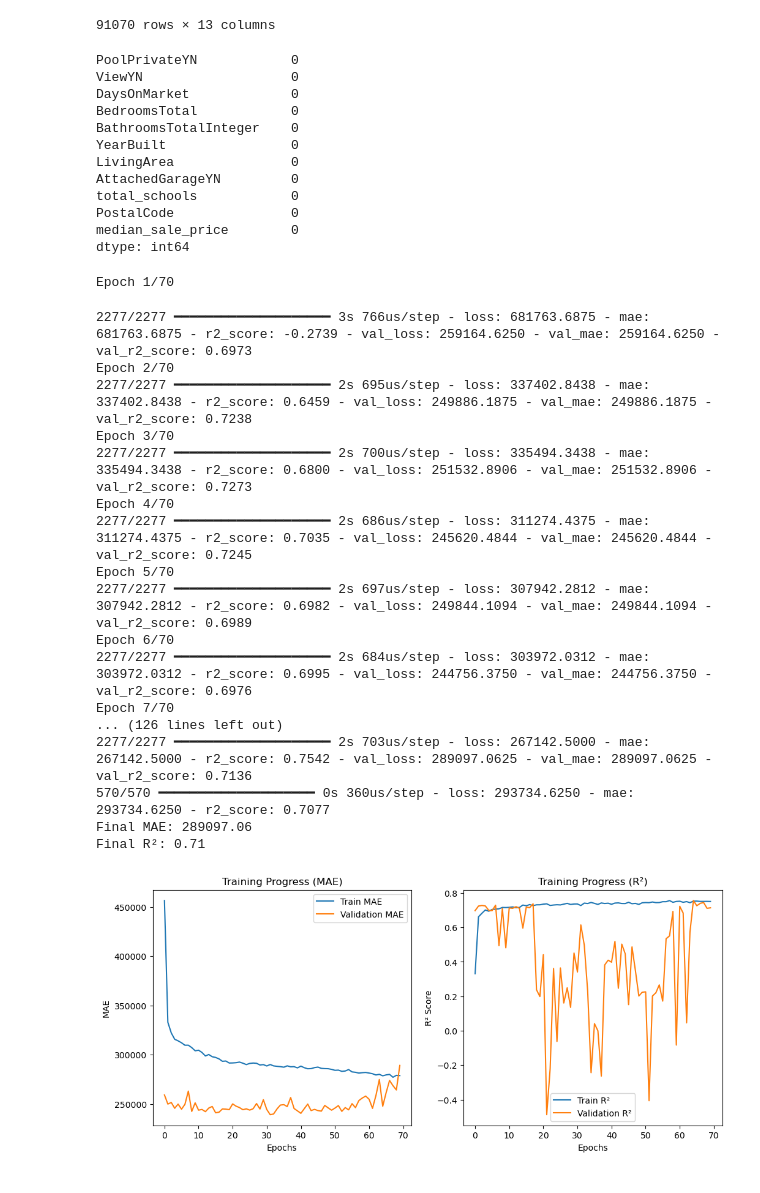
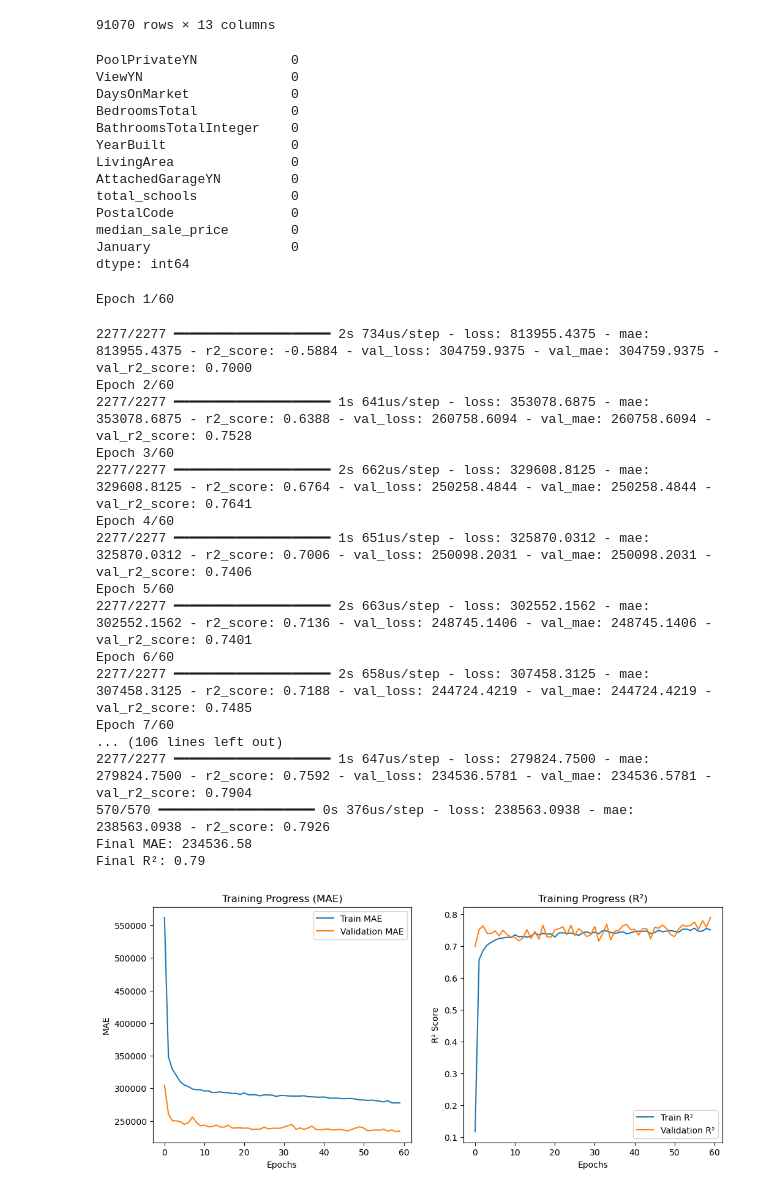
Before and after one commit to bbousquette1/IDX-Exchange-DS16-Winter2025, a Jupyter notebook: Claire_ML.ipynb, the cells around one changed output. Cells and saved outputs as stored; diff of their text form; code cells hidden in the pictures.

Commit message:
small tweaks to neural network model

```diff
--- a/Claire_ML.ipynb
+++ b/Claire_ML.ipynb
@@ -76,7 +76,8 @@ def fill_missing(df):
         output[col] = mean_impute_TF(output[col])
 
     # fill in missing values for monthly zestimates with median
-    output['median_sale_price'] = median_impute(output['median_sale_price'])
+    for col in ['January', 'median_sale_price']:
+        output[col] = median_impute(output[col])
 
     output = output.dropna(subset=['ClosePrice']) # drop where ClosePrice is missing
 
@@ -128,7 +129,7 @@ from tensorflow.keras.regularizers import l2
 features = [
     "PoolPrivateYN", "ViewYN", "DaysOnMarket", "BedroomsTotal",
     "BathroomsTotalInteger", "YearBuilt", "LivingArea",
-    "AttachedGarageYN", "total_schools", 'PostalCode','median_sale_price'
+    "AttachedGarageYN", "total_schools", 'PostalCode','median_sale_price', 'January'
 ]
 
 
@@ -169,6 +170,7 @@ AttachedGarageYN         0
 total_schools            0
 PostalCode               0
 median_sale_price        0
+January                  0
 dtype: int64
 # %%
 scaler = StandardScaler()
@@ -187,8 +189,6 @@ model = Sequential([
     BatchNormalization(),
     Dense(32, activation='relu'),
     Dropout(0.2),
-    Dense(64, activation='relu'),
-    Dropout(0.3),
     Dense(32, activation='relu'),
     Dense(16, activation='relu'),
     Dense(16, activation='relu'),
@@ -200,50 +200,50 @@ optimizer = Adam(learning_rate=0.001)
 model.compile(optimizer=optimizer, loss='mae', metrics=['mae', r2_score])
 
 # Train model
-history = model.fit(X_train, y_train, validation_data=(X_test, y_test), epochs=70, batch_size=32, verbose=1)
+history = model.fit(X_train, y_train, validation_data=(X_test, y_test), epochs=60, batch_size=32, verbose=1)
 
 # Evaluate
 loss, mae, r2 = model.evaluate(X_test, y_test)
 print(f"Final MAE: {mae:.2f}")
 print(f"Final R²: {r2:.2f}")
 
 # Plot MAE & R²
 plt.figure(figsize=(12, 5))
 
 plt.subplot(1, 2, 1)
 plt.plot(history.history['mae'], label='Train MAE')
 plt.plot(history.history['val_mae'], label='Validation MAE')
 plt.xlabel('Epochs')
 plt.ylabel('MAE')
 plt.legend()
 plt.title('Training Progress (MAE)')
 
 plt.subplot(1, 2, 2)
 plt.plot(history.history['r2_score'], label='Train R²')
 plt.plot(history.history['val_r2_score'], label='Validation R²')
 plt.xlabel('Epochs')
 plt.ylabel('R² Score')
 plt.legend()
 plt.title('Training Progress (R²)')
 
 plt.show()
 # %% [output]
-Epoch 1/70
+Epoch 1/60
-2277/2277 ━━━━━━━━━━━━━━━━━━━━ 3s 766us/step - loss: 681763.6875 - mae: 681763.6875 - r2_score: -0.2739 - val_loss: 259164.6250 - val_mae: 259164.6250 - val_r2_score: 0.6973
-Epoch 2/70
-2277/2277 ━━━━━━━━━━━━━━━━━━━━ 2s 695us/step - loss: 337402.8438 - mae: 337402.8438 - r2_score: 0.6459 - val_loss: 249886.1875 - val_mae: 249886.1875 - val_r2_score: 0.7238
-Epoch 3/70
-2277/2277 ━━━━━━━━━━━━━━━━━━━━ 2s 700us/step - loss: 335494.3438 - mae: 335494.3438 - r2_score: 0.6800 - val_loss: 251532.8906 - val_mae: 251532.8906 - val_r2_score: 0.7273
-Epoch 4/70
-2277/2277 ━━━━━━━━━━━━━━━━━━━━ 2s 686us/step - loss: 311274.4375 - mae: 311274.4375 - r2_score: 0.7035 - val_loss: 245620.4844 - val_mae: 245620.4844 - val_r2_score: 0.7245
-Epoch 5/70
-2277/2277 ━━━━━━━━━━━━━━━━━━━━ 2s 697us/step - loss: 307942.2812 - mae: 307942.2812 - r2_score: 0.6982 - val_loss: 249844.1094 - val_mae: 249844.1094 - val_r2_score: 0.6989
-Epoch 6/70
-2277/2277 ━━━━━━━━━━━━━━━━━━━━ 2s 684us/step - loss: 303972.0312 - mae: 303972.0312 - r2_score: 0.6995 - val_loss: 244756.3750 - val_mae: 244756.3750 - val_r2_score: 0.6976
-Epoch 7/70
-... (126 lines left out)
-2277/2277 ━━━━━━━━━━━━━━━━━━━━ 2s 703us/step - loss: 267142.5000 - mae: 267142.5000 - r2_score: 0.7542 - val_loss: 289097.0625 - val_mae: 289097.0625 - val_r2_score: 0.7136
-570/570 ━━━━━━━━━━━━━━━━━━━━ 0s 360us/step - loss: 293734.6250 - mae: 293734.6250 - r2_score: 0.7077
-Final MAE: 289097.06
-Final R²: 0.71
+2277/2277 ━━━━━━━━━━━━━━━━━━━━ 2s 734us/step - loss: 813955.4375 - mae: 813955.4375 - r2_score: -0.5884 - val_loss: 304759.9375 - val_mae: 304759.9375 - val_r2_score: 0.7000
+Epoch 2/60
+2277/2277 ━━━━━━━━━━━━━━━━━━━━ 1s 641us/step - loss: 353078.6875 - mae: 353078.6875 - r2_score: 0.6388 - val_loss: 260758.6094 - val_mae: 260758.6094 - val_r2_score: 0.7528
+Epoch 3/60
+2277/2277 ━━━━━━━━━━━━━━━━━━━━ 2s 662us/step - loss: 329608.8125 - mae: 329608.8125 - r2_score: 0.6764 - val_loss: 250258.4844 - val_mae: 250258.4844 - val_r2_score: 0.7641
+Epoch 4/60
+2277/2277 ━━━━━━━━━━━━━━━━━━━━ 1s 651us/step - loss: 325870.0312 - mae: 325870.0312 - r2_score: 0.7006 - val_loss: 250098.2031 - val_mae: 250098.2031 - val_r2_score: 0.7406
+Epoch 5/60
+2277/2277 ━━━━━━━━━━━━━━━━━━━━ 2s 663us/step - loss: 302552.1562 - mae: 302552.1562 - r2_score: 0.7136 - val_loss: 248745.1406 - val_mae: 248745.1406 - val_r2_score: 0.7401
+Epoch 6/60
+2277/2277 ━━━━━━━━━━━━━━━━━━━━ 2s 658us/step - loss: 307458.3125 - mae: 307458.3125 - r2_score: 0.7188 - val_loss: 244724.4219 - val_mae: 244724.4219 - val_r2_score: 0.7485
+Epoch 7/60
+... (106 lines left out)
+2277/2277 ━━━━━━━━━━━━━━━━━━━━ 1s 647us/step - loss: 279824.7500 - mae: 279824.7500 - r2_score: 0.7592 - val_loss: 234536.5781 - val_mae: 234536.5781 - val_r2_score: 0.7904
+570/570 ━━━━━━━━━━━━━━━━━━━━ 0s 376us/step - loss: 238563.0938 - mae: 238563.0938 - r2_score: 0.7926
+Final MAE: 234536.58
+Final R²: 0.79
-[figure, old version]
+[figure, new version]
```
